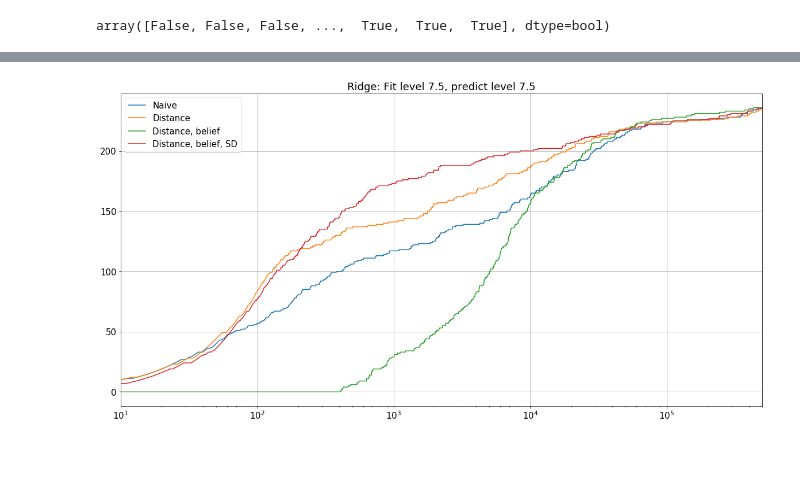
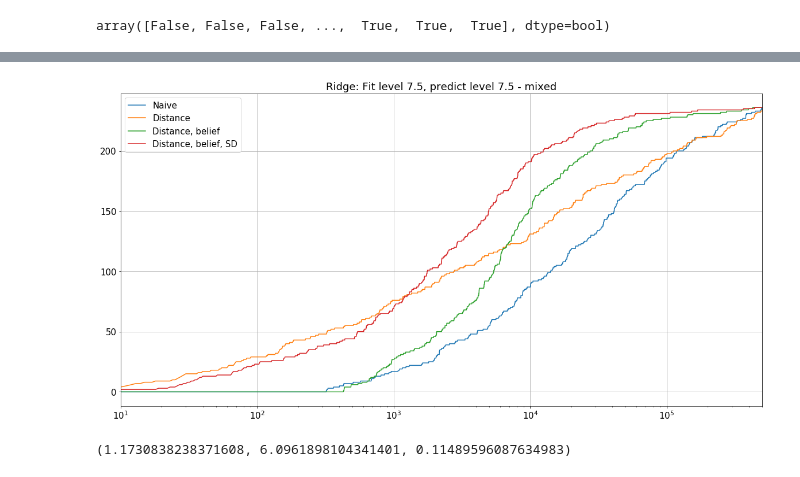
Before and after one commit to owatson/PenalizedPrediction, a Jupyter notebook: MalariaFinal.ipynb, the cells around one changed output, grey strips where cells are left out. Saved outputs shown, nothing was run; the diff lists cells and outputs as text; code cells hidden in the pictures.

```diff
--- a/MalariaFinal.ipynb
+++ b/MalariaFinal.ipynb
@@ -1001,12 +877,12 @@ _ = plt.xlim(10, 5e5)
 # %%
-plt.title('Ridge: Fit level 7.5, predict level 7.5')
-plot(run_experiment_full(test_method='basic',  level_predict=7.5, level_fit=7.5)[0][::-1].cumsum(), label='Naive')
-plot(run_experiment_full(test_method='beliefed_acc',  level_predict=7.5, level_fit=7.5)[0][::-1].cumsum(), label='Distance')
-plot(run_experiment_full(test_method='beliefed_fa',  level_predict=7.5, level_fit=7.5)[0][::-1].cumsum(), label='Distance, belief')
-plot(run_experiment_full(level_predict=7.5, level_fit=7.5)[0][::-1].cumsum(), label='Distance, belief, SD')
+plt.title('Ridge: Fit level 7.5, predict level 7.5 - mixed')
+plot(run_experiment_full(method='ridge', test_method='basic',  level_predict=7.5, level_fit=7.5)[0][::-1].cumsum(), label='Naive')
+plot(run_experiment_full(method='ridge', test_method='beliefed_acc',  level_predict=7.5, level_fit=7.5)[0][::-1].cumsum(), label='Distance')
+plot(run_experiment_full(method='ridge', test_method='beliefed_fa',  level_predict=7.5, level_fit=7.5)[0][::-1].cumsum(), label='Distance, belief')
+plot(run_experiment_full(method='ridge', level_predict=7.5, level_fit=7.5, dist='mixed')[0][::-1].cumsum(), label='Distance, belief, SD')
 legend(loc='best')
 plt.xscale('log')
 grid(True)
 _ = plt.xlim(10, 5e5)
 # %% [output]
-[figure, old version]
+[figure, new version]
@@ -1012,0 +893,4 @@ _ = plt.xlim(10, 5e5)
+# %%
+param
+# %% [output]
+(1.1730838238371608, 6.0961898104341401, 0.11489596087634983)
```
Also changed, not shown: parts of 36 cells of this notebook, 2 other files.
